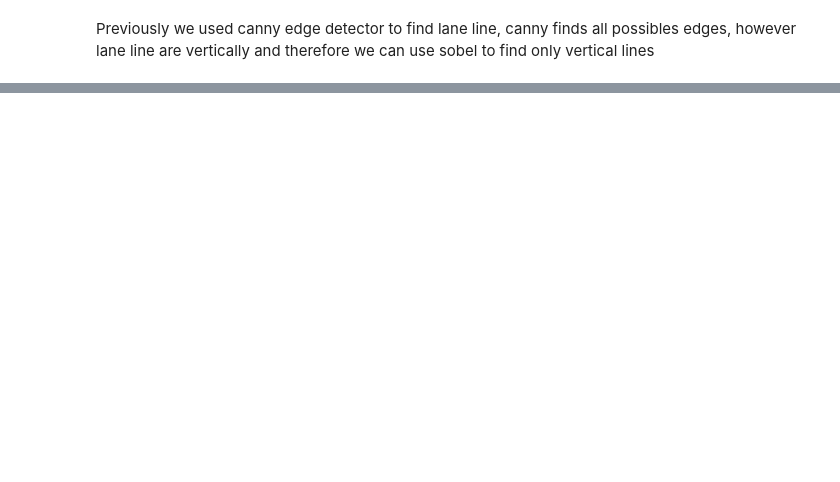
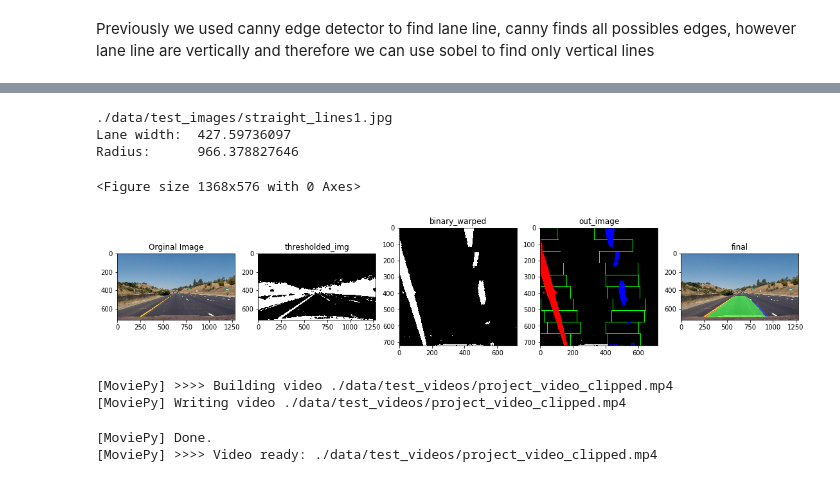
Before and after one commit to svh2811/Advanced-Lane-Finding, a Jupyter notebook: Advance lane finding pipeline.ipynb, the cells around one changed output, grey strips where cells are left out. Cells and saved outputs as stored; diff of their text form; code cells hidden in the pictures; blank space fills up the shorter version.

Commit message:
Update: added complete pipeline (more work still required)

```diff
--- a/Advance lane finding pipeline.ipynb
+++ b/Advance lane finding pipeline.ipynb
@@ -88,2 +58,28 @@ plot_images(data_base_dir + "/test_images/test4.jpg",
 # %% [markdown]
 Previously we used canny edge detector to find lane line, canny finds all possibles edges, however lane line are vertically and therefore we can use sobel to find only vertical lines
+# %%
+from transformation import get_perpective_matrices
+
+# points are expected in the format of (x, y) i.e. (cols, rows)
+# order of points [tl, tr, br, bl] t: top, b: bottom , r: right, l: left
+# float32 is required or else we get error (c compatibility issue)
+src = np.float32([ [640, 464], [738, 464], [1005, 694], [290, 694] ])
+dst = np.float32([ [180, 0], [540, 0], [540, 720], [180, 720] ]) # 25% from left and right
+M, Minv = get_perpective_matrices(src, dst)
+# %%
+from thresholding import *
+
+"""
+img: RGB image
+out: 2D image with pixels set that pass threshold
+"""
+def get_thresholded_image(img):
+    thresholded_img = np.zeros_like(img[:, :, 0])
+    gradx = gradient_thresh(img, orient = "x", thresh = (12, 255))
+    grady = gradient_thresh(img, orient = "y", thresh = (25, 255))
+    # binary_c = custom_color_threshold(img, s_thresh=(100, 255), v_thresh= (50, 255))
+    hsv_img = cv2.cvtColor(img, cv2.COLOR_RGB2HSV)
+    binary_c = cv2.inRange(hsv_img, np.array([0, 50, 0]), np.array([50, 255, 255]))
+
+    thresholded_img[(((gradx==1) & (grady == 1))  | (binary_c > 0))] = 255
+    return thresholded_img
@@ -89,0 +158,30 @@ Previously we used canny edge detector to find lane line, canny finds all possib
+# %%
+import glob
+
+for img_fname in glob.glob(data_base_dir + "/test_images/straight_lines1.jpg"):
+#for img_fname in glob.glob(data_base_dir + "/test_images/*.jpg"):
+    print(img_fname)
+    img = cv2.imread(img_fname)
+    img = cv2.cvtColor(img, cv2.COLOR_BGR2RGB)
+    lane_finding_pipeline(img, Frame(), visualize = True, log = True)
+# %% [output]
+./data/test_images/straight_lines1.jpg
+Lane width:  427.59736097
+Radius:      966.378827646
+<Figure size 1368x576 with 0 Axes>
+[figure, added]
+# %%
+from moviepy.editor import VideoFileClip
+
+# start and end are in seconds
+# https://zulko.github.io/moviepy/ref/VideoClip/VideoClip.html?highlight=subclip#moviepy.video.io.VideoFileClip.VideoFileClip.subclip
+input_fileName = data_base_dir + "/test_videos/project_video.mp4"
+video = VideoFileClip(input_fileName, audio = False).subclip(0, 1)
+
+output_fileName = data_base_dir + "/test_videos/project_video_clipped.mp4"
+video.write_videofile(output_fileName)
+# %% [output]
+[MoviePy] >>>> Building video ./data/test_videos/project_video_clipped.mp4
+[MoviePy] Writing video ./data/test_videos/project_video_clipped.mp4
+[MoviePy] Done.
+[MoviePy] >>>> Video ready: ./data/test_videos/project_video_clipped.mp4
```
Also changed, not shown: parts of 13 cells of this notebook.
